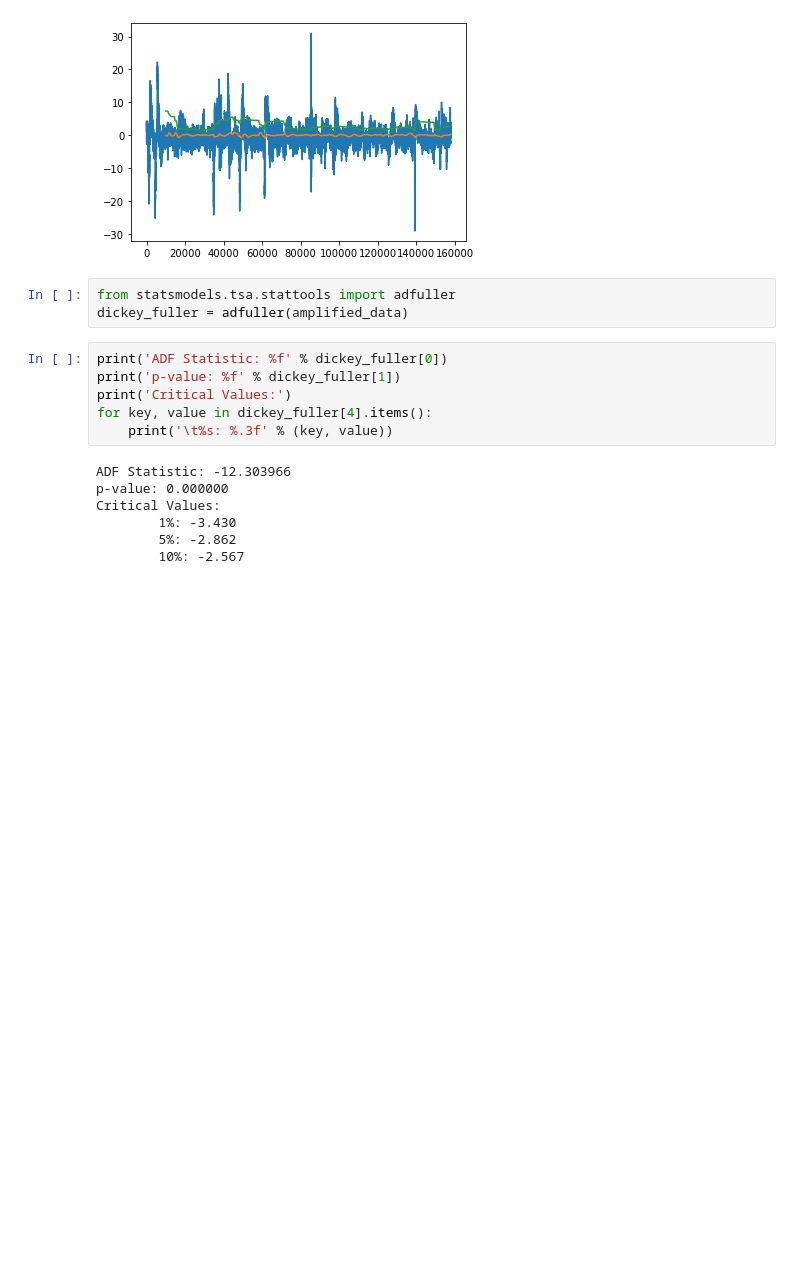
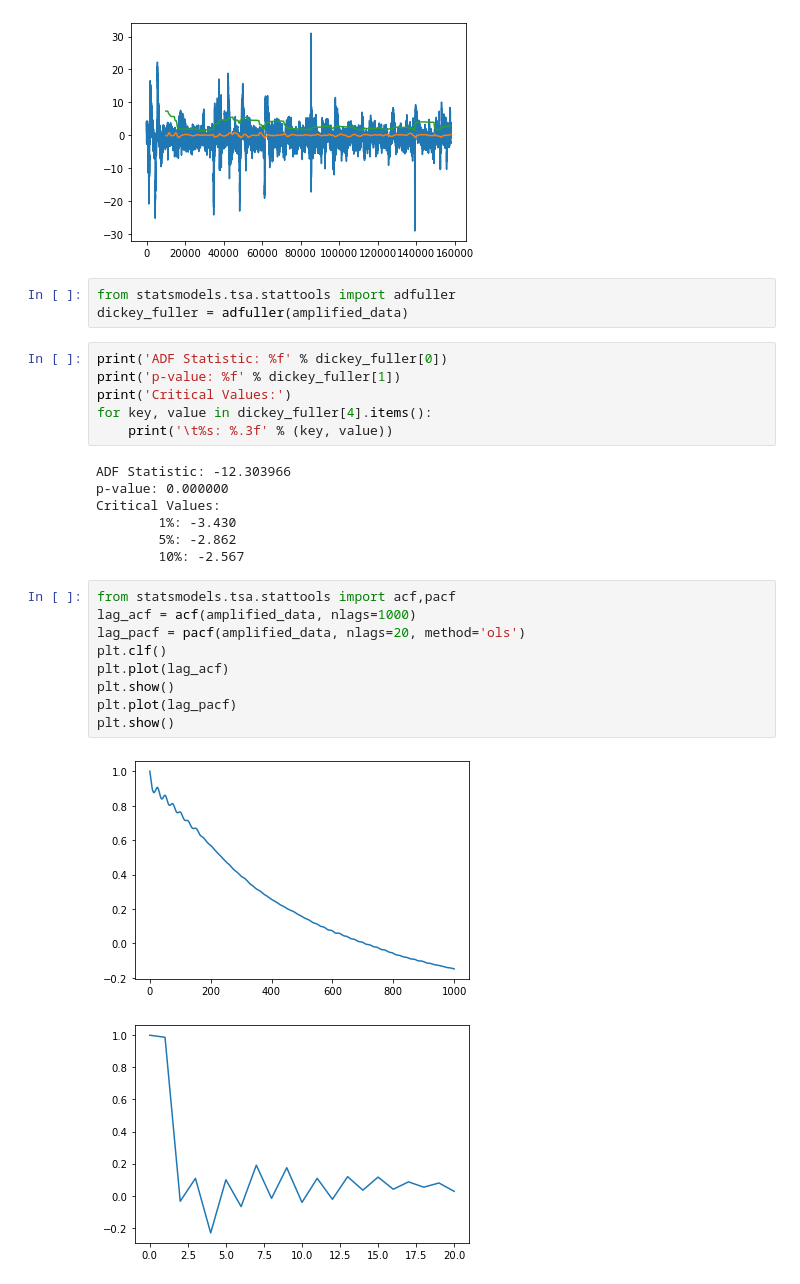
Before and after one commit to ishanchadha01/eeg-ml, a Jupyter notebook: project/arhmm/arima.ipynb, the cells around one changed output. Drawn from its saved outputs; the diff is of its cells as text; blank space fills up the shorter version.

```diff
--- a/project/arhmm/arima.ipynb
+++ b/project/arhmm/arima.ipynb
@@ -71,3 +71,15 @@ Critical Values:
         1%: -3.430
         5%: -2.862
         10%: -2.567
+# %%
+from statsmodels.tsa.stattools import acf,pacf
+lag_acf = acf(amplified_data, nlags=1000)
+lag_pacf = pacf(amplified_data, nlags=20, method='ols')
+plt.clf()
+plt.plot(lag_acf)
+plt.show()
+plt.plot(lag_pacf)
+plt.show()
+# %% [output]
+[figure, added]
+[figure, added]
```
Also changed, not shown: parts of 4 cells of this notebook.
